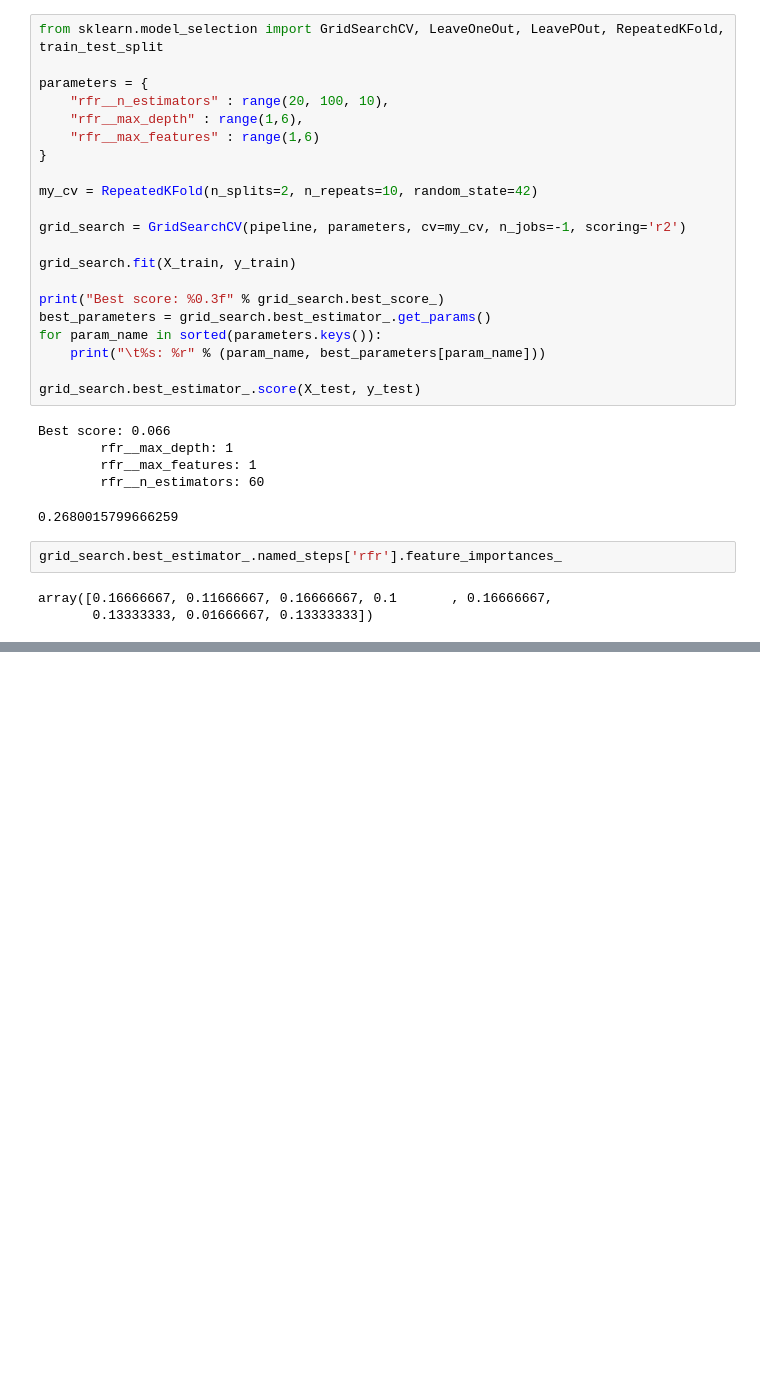
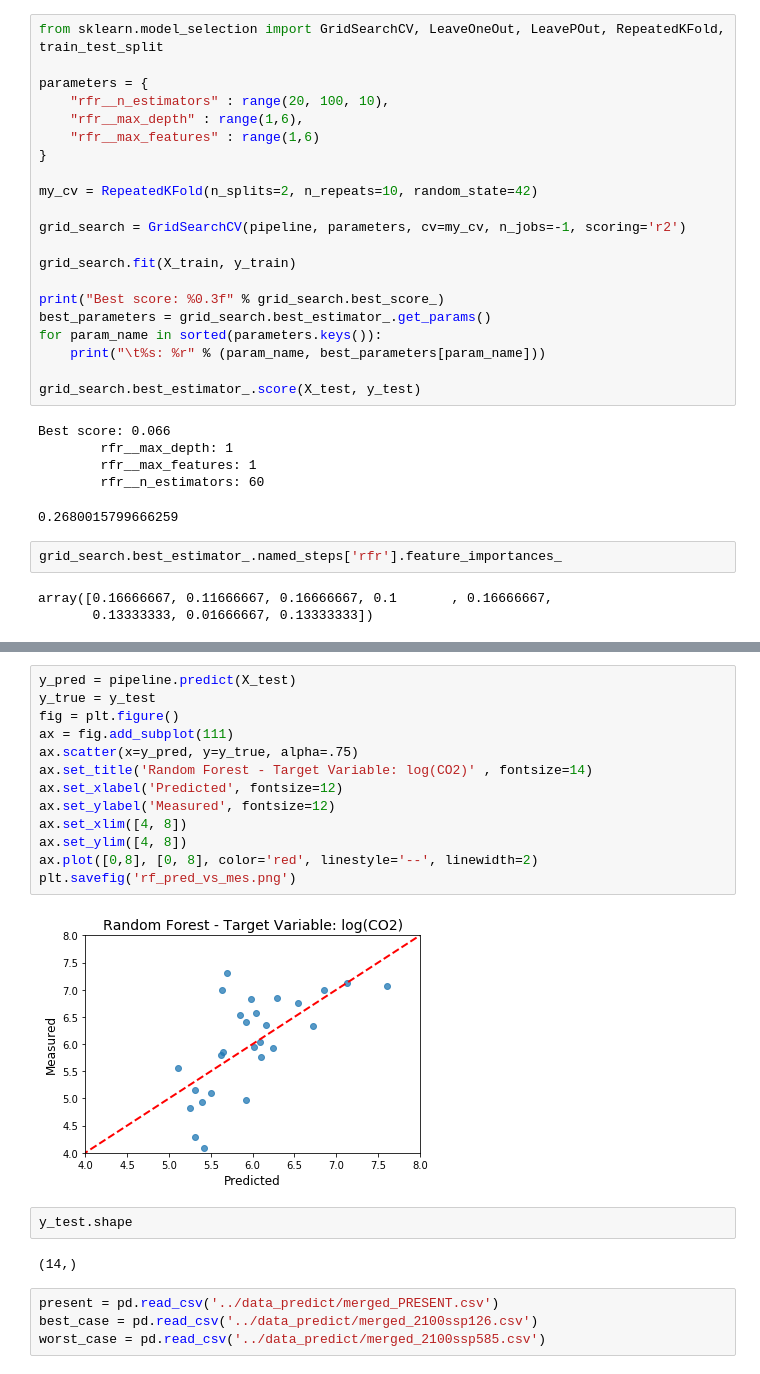
Before and after one commit to kkrlee/hydropower, a Jupyter notebook: yaniv/co2_emissions_randomForest.ipynb, the cells around one changed output, grey strips where cells are left out. Cells and saved outputs as stored; diff of their text form; blank space fills up the shorter version.

Commit message:
refresh co2 predictions

```diff
--- a/yaniv/co2_emissions_randomForest.ipynb
+++ b/yaniv/co2_emissions_randomForest.ipynb
@@ -242,0 +264,23 @@ pd.DataFrame(index=X_train.columns,
+# %%
+y_pred = pipeline.predict(X_test)
+y_true = y_test
+fig = plt.figure()
+ax = fig.add_subplot(111)
+ax.scatter(x=y_pred, y=y_true, alpha=.75)
+ax.set_title('Random Forest - Target Variable: log(CO2)' , fontsize=14)
+ax.set_xlabel('Predicted', fontsize=12)
+ax.set_ylabel('Measured', fontsize=12)
+ax.set_xlim([4, 8])
+ax.set_ylim([4, 8])
+ax.plot([0,8], [0, 8], color='red', linestyle='--', linewidth=2)
+plt.savefig('rf_pred_vs_mes.png')
+# %% [output]
+[figure, added]
+# %%
+y_test.shape
+# %% [output]
+(14,)
+# %%
+present = pd.read_csv('../data_predict/merged_PRESENT.csv')
+best_case = pd.read_csv('../data_predict/merged_2100ssp126.csv')
+worst_case = pd.read_csv('../data_predict/merged_2100ssp585.csv')
```
Also changed, not shown: parts of 21 cells of this notebook, 10 other files.
